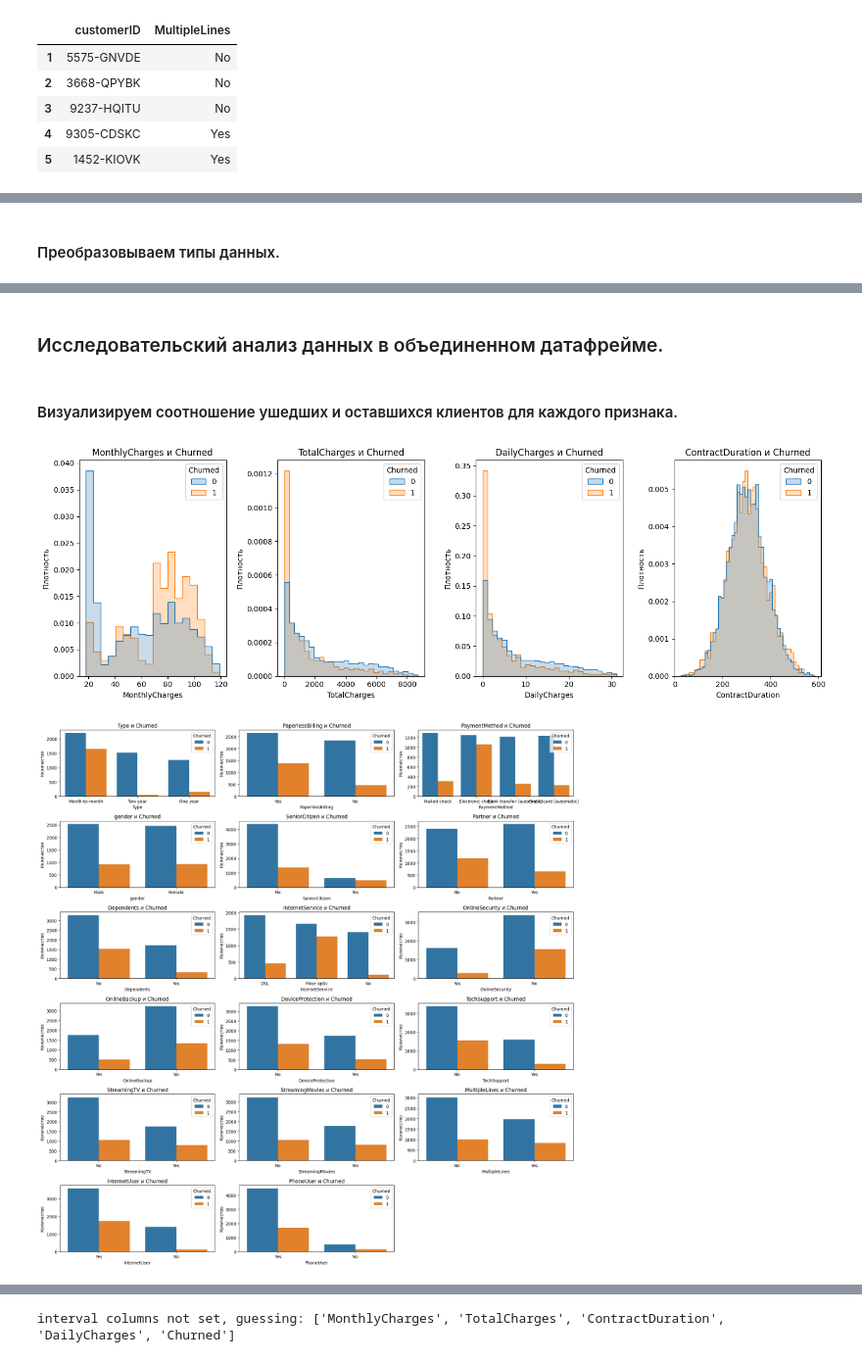
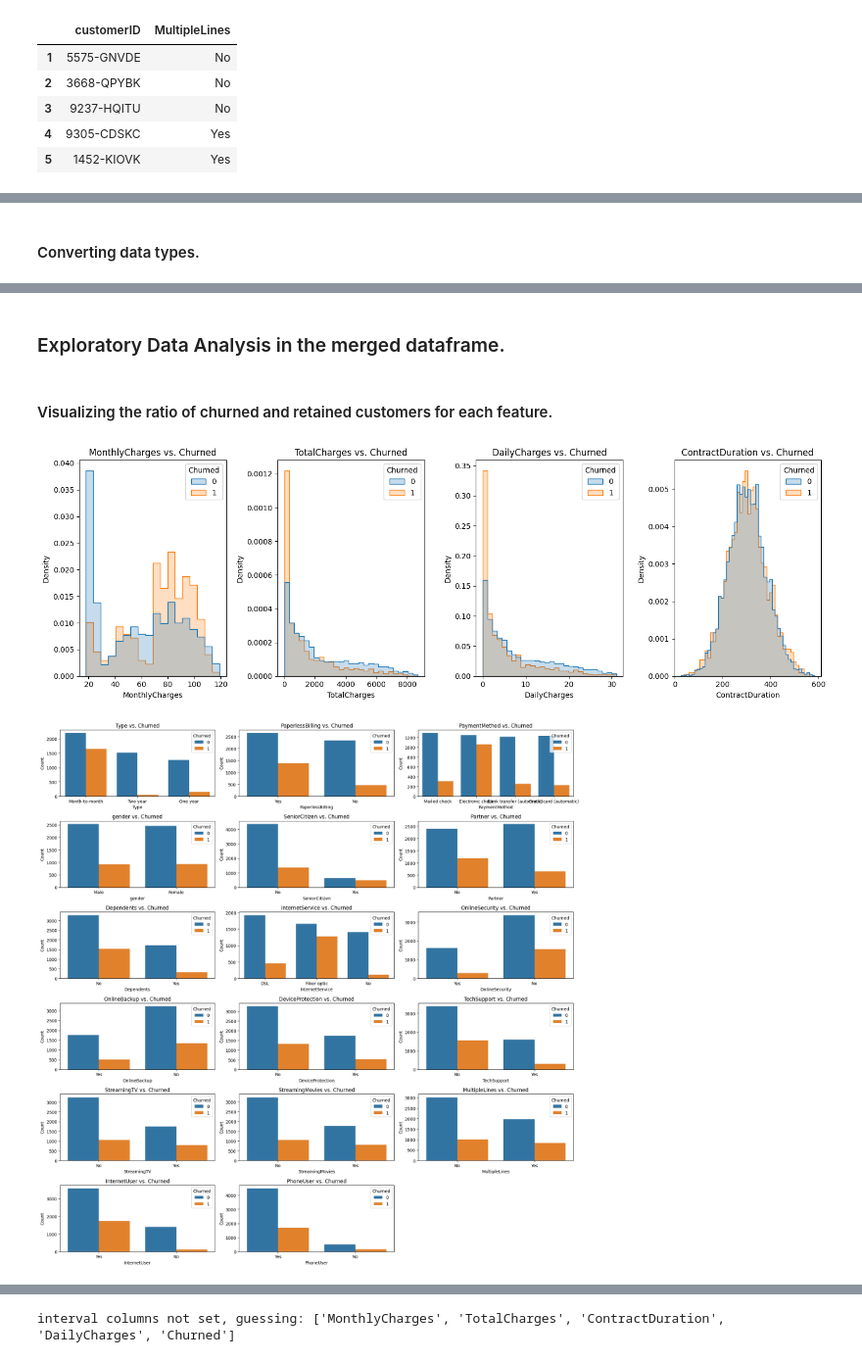
Before and after one commit to avostapenkokz/Portfolio, a Jupyter notebook: TelecomChurn/TelecomChurn.ipynb, the cells around one changed output, grey strips where cells are left out. Shown at 98% size. Cells and saved outputs as stored; diff of their text form; code cells hidden in the pictures.

```diff
--- a/TelecomChurn/TelecomChurn.ipynb
+++ b/TelecomChurn/TelecomChurn.ipynb
@@ -536,5 +538,5 @@ Data columns (total 22 columns):
 dtypes: Float64(1), Int64(4), object(14), string(3)
 memory usage: 1.2+ MB
 # %% [markdown]
-#### Преобразовываем типы данных.
+#### Converting data types.
 # %%
@@ -569,11 +571,11 @@ Data columns (total 22 columns):
 dtypes: Float64(1), Int64(4), string(17)
 memory usage: 1.2 MB
 # %% [markdown]
-### Исследовательский анализ данных в объединенном датафрейме.
+### Exploratory Data Analysis in the merged dataframe.
 # %% [markdown]
-#### Визуализируем соотношение ушедших и оставшихся клиентов для каждого признака.
+#### Visualizing the ratio of churned and retained customers for each feature.
 # %%
-# Визуализируем информацию по числовым признакам
+# Visualizing information for numerical features
 numerical_features = ['MonthlyCharges', 'TotalCharges', 'DailyCharges', 'ContractDuration']
 
 fig, axes = plt.subplots(1, len(numerical_features), figsize=(15, 5))
@@ -581,38 +583,38 @@ fig, axes = plt.subplots(1, len(numerical_features), figsize=(15, 5))
 for i, feature in enumerate(numerical_features):
     ax = axes[i]
     sns.histplot(data=data, x=feature, hue='Churned', element='step', stat='density', common_norm=False, ax=ax)
-    ax.set_title(f'{feature} и Churned')
-    ax.set_ylabel('Плотность')
+    ax.set_title(f'{feature} vs. Churned')
+    ax.set_ylabel('Density')
 
 plt.tight_layout()
 plt.show()
 
-# Визуализируем информацию по категориальным признакам
+# Visualizing information for categorical features
 categorical_features = [
     'Type', 'PaperlessBilling', 'PaymentMethod', 'gender', 'SeniorCitizen', 'Partner', 'Dependents',
     'InternetService', 'OnlineSecurity', 'OnlineBackup', 'DeviceProtection', 'TechSupport', 'StreamingTV',
     'StreamingMovies', 'MultipleLines', 'InternetUser', 'PhoneUser'
 ]
 
 rows = math.ceil(len(categorical_features) / 3)
 fig, axes = plt.subplots(rows, 3, figsize=(18, rows * 3))
 
 if rows == 1:
     axes = axes.reshape(-1)
 
 for i, feature in enumerate(categorical_features):
     ax = axes[i // 3, i % 3]
     sns.countplot(data=data, x=feature, hue='Churned', ax=ax)
-    ax.set_title(f'{feature} и Churned')
-    ax.set_ylabel('Количество')
+    ax.set_title(f'{feature} vs. Churned')
+    ax.set_ylabel('Count')
 
 if len(categorical_features) % 3 != 0:
     for j in range(len(categorical_features), rows * 3):
         fig.delaxes(axes.flatten()[j])
 
 plt.tight_layout()
 plt.show()
 # %% [output]
-[figure, old version]
+[figure, new version]
-[figure, old version]
+[figure, new version]
 # %% [markdown]
```
Also changed, not shown: parts of 105 cells of this notebook.
